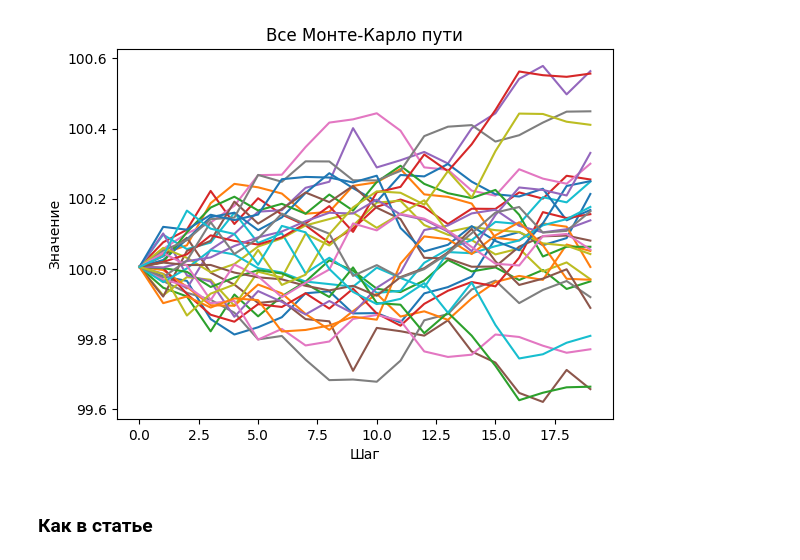
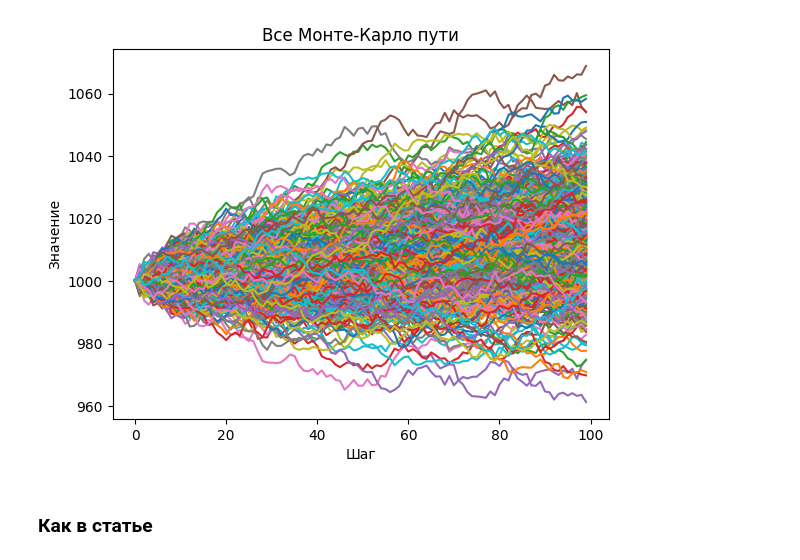
Before and after one commit to Pupok462/diploma_mag, a Jupyter notebook: diploma/notebooks/outofsample.ipynb, the cells around one changed output. Saved outputs shown, nothing was run; the diff lists cells and outputs as text; code cells hidden in the pictures.

```diff
--- a/diploma/notebooks/outofsample.ipynb
+++ b/diploma/notebooks/outofsample.ipynb
@@ -8,16 +8,17 @@ sys.path.append(parent_dir)
 # %%
 from lss.brownian import BrownianMotionSimulation
 from src.plots import show_simulations
-from lss.models import NaiveModel
-from lss.algorithm import LongStaffSchwartz, OutOfSample
-from lss.options import PutOption
-
-brownian = BrownianMotionSimulation(S_0=1000, risk_free_rate=5, volatility=3)
-
-paths = brownian.simulate(num_paths=50, len_paths=20)
-
-show_simulations(paths)
+from lss.regression_models.naive_model import NaiveModel
+from lss.longstaff_schwartz import LongStaffSchwartz
+from lss.out_of_sample import OutOfSample
+from lss.option.put_option import PutOption
-# %% [output]
-[figure, removed]
+# %%
+brownian = BrownianMotionSimulation(S_0=1000, risk_free_rate=5, volatility=3)
+
+paths = brownian.simulate(num_paths=500, len_paths=100)
+
+show_simulations(paths)
+# %% [output]
+[figure, added]
 # %% [markdown]
 ### Как в статье
```
Also changed, not shown: parts of 15 cells of this notebook, 13 other files.
